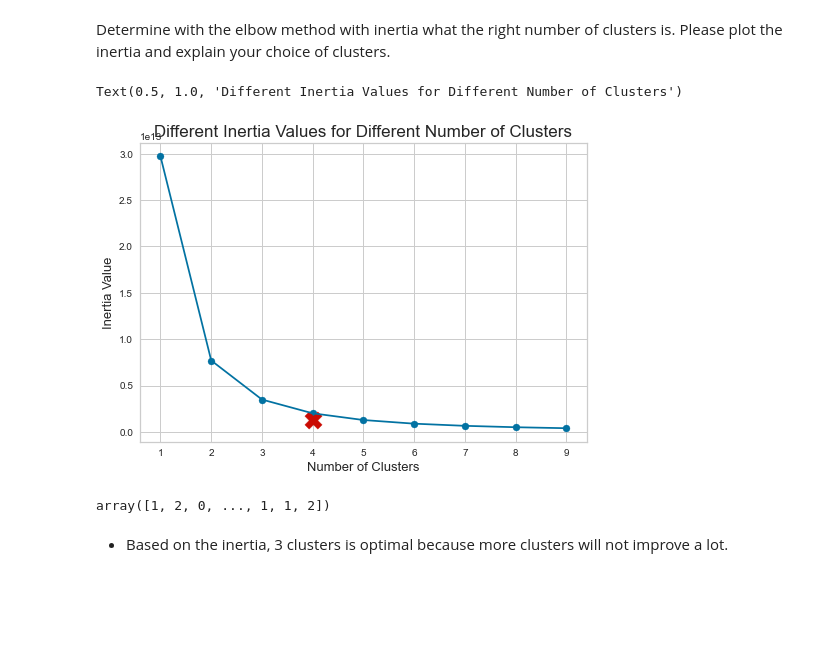
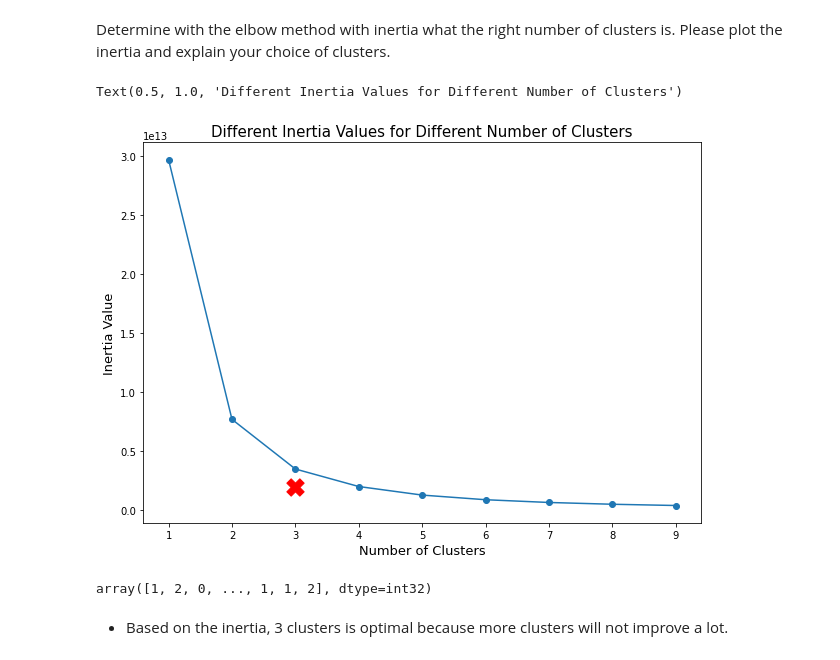
Before and after one commit to Nsmid/Machine-Learning-for-Finance, a Jupyter notebook: assignment2/assignment2_groupXX_2021-version 2.ipynb, the cells around one changed output. Drawn from its saved outputs; the diff is of its cells as text; code cells hidden in the pictures; blank space fills up the shorter version.

```diff
--- a/assignment2/assignment2_groupXX_2021-version 2.ipynb
+++ b/assignment2/assignment2_groupXX_2021-version 2.ipynb
@@ -153,3 +135 @@ df_data['NonProfit'] = df_data['NonProfit'].fillna('N')
 df_data['NAICSCode'] = df_data['NAICSCode'].fillna(100000)
-# %%
-df_data = df_data.fillna(df_data.mean())
@@ -172,3 +136,6 @@ df_data
+# %%
+#Filling median into Nan Values in the variable Jobs retained
+df_data = df_data.fillna(df_data.median())
 # %%
 df_data_w = df_data[['JobsRetained','ProbabilityDefault']]
 # %%
@@ -251,19 +207,20 @@ for num_clusters in range(1, 10):
     kmeans_model.fit(df_data_kmeans)
     inertia_list.append(kmeans_model.inertia_)
 # %%
+plt.figure(figsize=(10,7))
 plt.plot(range(1,10),inertia_list)
 plt.scatter(range(1,10),inertia_list)
-plt.scatter(4, inertia_list[4], marker="X", s=300, c="r")
+plt.scatter(3, inertia_list[3], marker="X", s=300, c="r")
 plt.xlabel("Number of Clusters", size=13)
 plt.ylabel("Inertia Value", size=13)
-plt.title("Different Inertia Values for Different Number of Clusters", size=17)
+plt.title("Different Inertia Values for Different Number of Clusters", size=15)
 # %% [output]
 Text(0.5, 1.0, 'Different Inertia Values for Different Number of Clusters')
-[figure, old version]
+[figure, new version]
 # %%
 Kmean.labels_
 # %% [output]
-array([1, 2, 0, ..., 1, 1, 2])
+array([1, 2, 0, ..., 1, 1, 2], dtype=int32)
 # %% [markdown]
 - Based on the inertia, 3 clusters is optimal because more clusters will not improve a lot.
 # %% [markdown]
```
Also changed, not shown: parts of 41 cells of this notebook, 1 other file.
